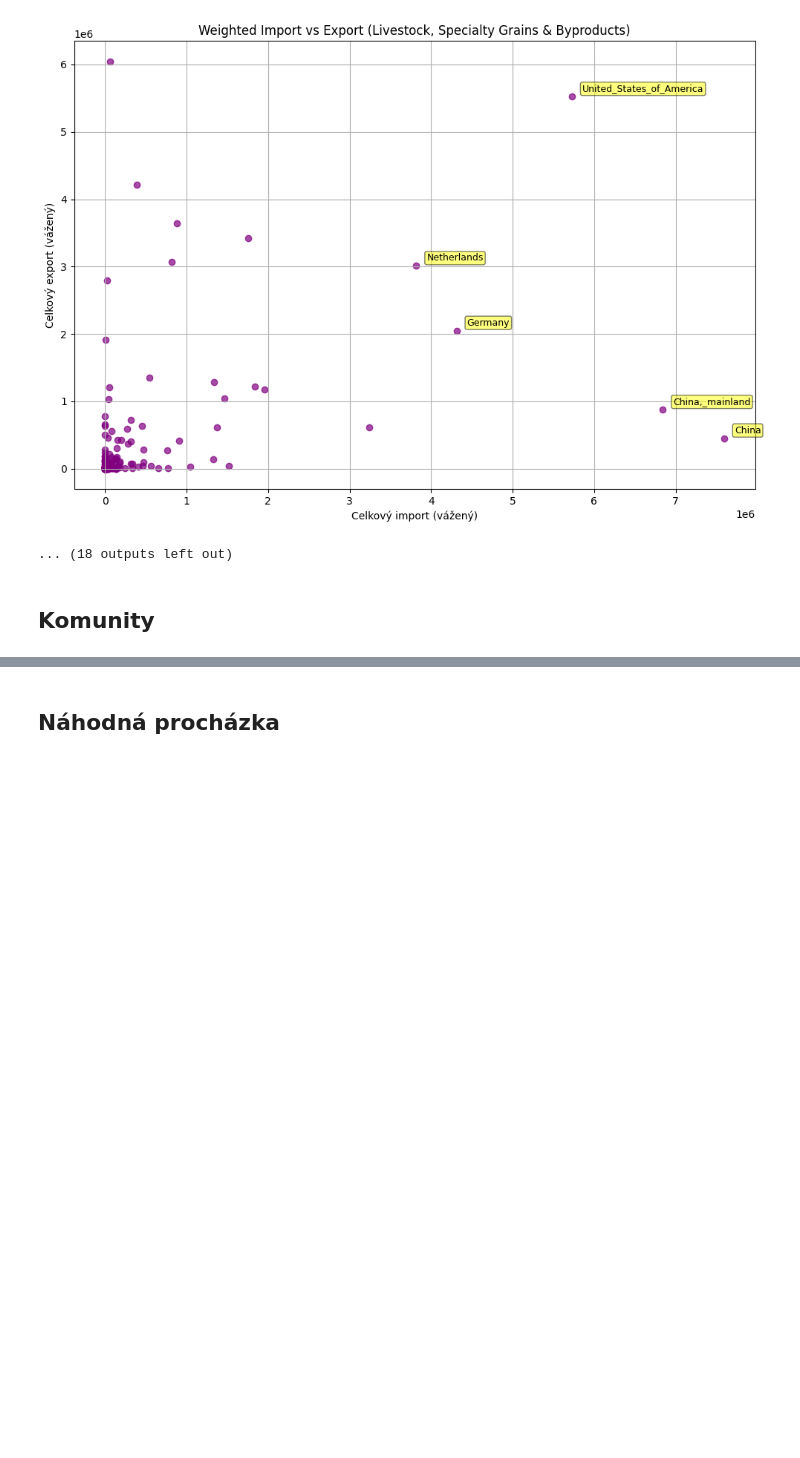
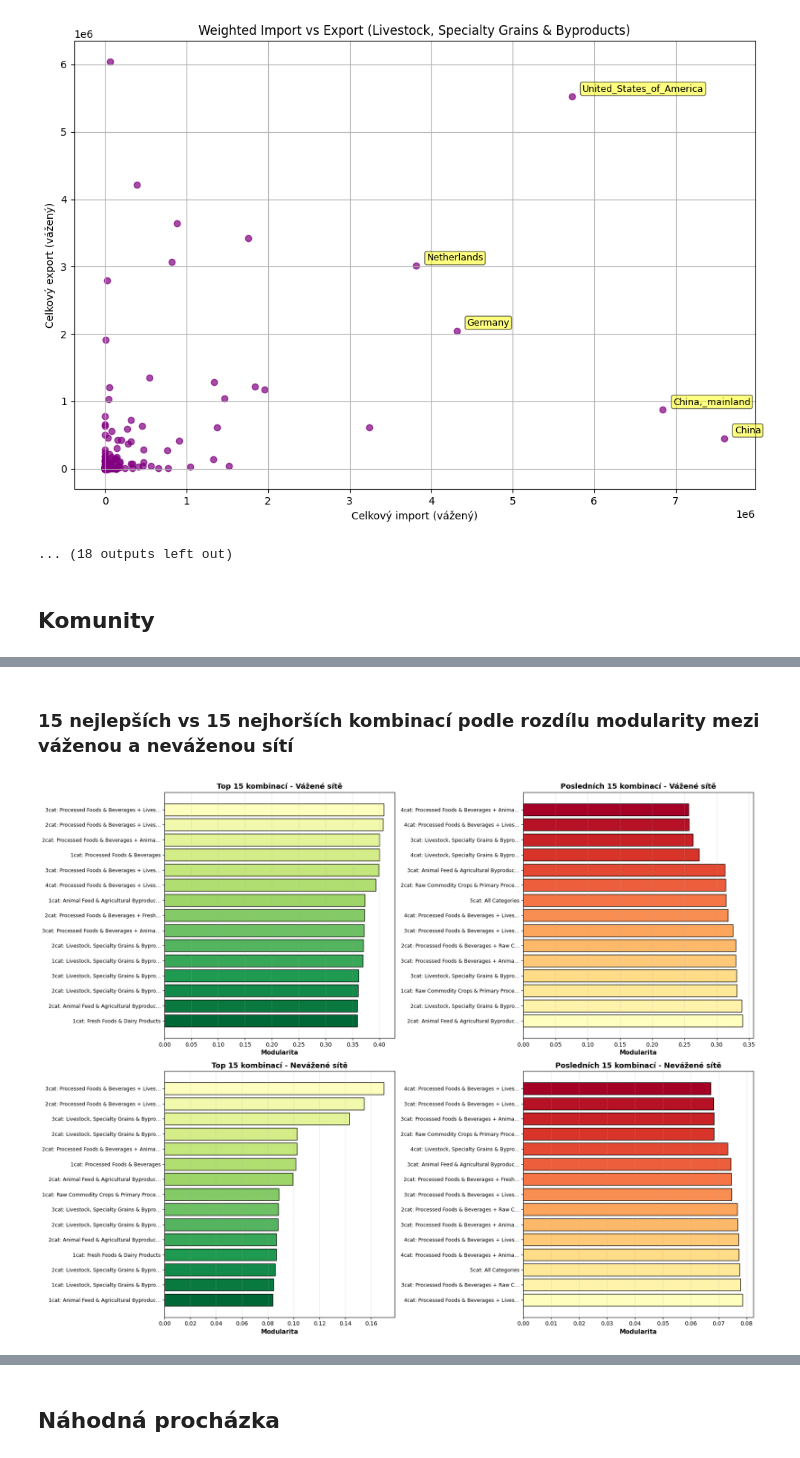
Before and after one commit to SLI0124/metody-analyzy-siti-ii, a Jupyter notebook: projects/implementation.ipynb, the cells around one changed output, grey strips where cells are left out. Drawn from its saved outputs; the diff is of its cells as text; code cells hidden in the pictures; blank space fills up the shorter version.

```diff
--- a/projects/implementation.ipynb
+++ b/projects/implementation.ipynb
@@ -1317,0 +2004,66 @@ Livestock, Specialty Grains & Byproducts (Jaccard Cluster 1):
+# %% [markdown]
+### 15 nejlepších vs 15 nejhorších kombinací podle rozdílu modularity mezi váženou a neváženou sítí
+# %%
+fig, ((ax1, ax2), (ax3, ax4)) = plt.subplots(2, 2, figsize=(18, 14))
+
+# Top 15 Weighted
+top_15_w = df_weighted_combos.nlargest(15, 'modularity')
+labels_w = [f"{row['combo_size']}cat: {row['category_names'][:35]}..." if len(row['category_names']) > 35
+            else f"{row['combo_size']}cat: {row['category_names']}"
+            for _, row in top_15_w.iterrows()]
+colors_w = plt.cm.RdYlGn(np.linspace(0.5, 1, len(top_15_w))) # type: ignore
+ax1.barh(range(len(top_15_w)), top_15_w['modularity'].values, color=colors_w, edgecolor='black')
+ax1.set_yticks(range(len(top_15_w)))
+ax1.set_yticklabels(labels_w[::-1], fontsize=9)
+ax1.set_xlabel('Modularita', fontsize=11, weight='bold')
+ax1.set_title('Top 15 kombinací - Vážené sítě', fontsize=13, weight='bold')
+ax1.grid(axis='x', alpha=0.3)
+ax1.invert_yaxis()
+
+# Bottom 15 Weighted
+bottom_15_w = df_weighted_combos.nsmallest(15, 'modularity')
+labels_w_bottom = [f"{row['combo_size']}cat: {row['category_names'][:35]}..." if len(row['category_names']) > 35
+                   else f"{row['combo_size']}cat: {row['category_names']}"
+                   for _, row in bottom_15_w.iterrows()]
+colors_w_bottom = plt.cm.RdYlGn(np.linspace(0, 0.5, len(bottom_15_w))) # type: ignore
+ax2.barh(range(len(bottom_15_w)), bottom_15_w['modularity'].values, color=colors_w_bottom, edgecolor='black')
+ax2.set_yticks(range(len(bottom_15_w)))
+ax2.set_yticklabels(labels_w_bottom[::-1], fontsize=9)
+ax2.set_xlabel('Modularita', fontsize=11, weight='bold')
+ax2.set_title('Posledních 15 kombinací - Vážené sítě', fontsize=13, weight='bold')
+ax2.grid(axis='x', alpha=0.3)
+ax2.invert_yaxis()
+
+# Top 15 Unweighted
+top_15_uw = df_unweighted_combos.nlargest(15, 'modularity')
+labels_uw = [f"{row['combo_size']}cat: {row['category_names'][:35]}..." if len(row['category_names']) > 35
+             else f"{row['combo_size']}cat: {row['category_names']}"
+             for _, row in top_15_uw.iterrows()]
+colors_uw = plt.cm.RdYlGn(np.linspace(0.5, 1, len(top_15_uw))) # type: ignore
+ax3.barh(range(len(top_15_uw)), top_15_uw['modularity'].values, color=colors_uw, edgecolor='black')
+ax3.set_yticks(range(len(top_15_uw)))
+ax3.set_yticklabels(labels_uw[::-1], fontsize=9)
+ax3.set_xlabel('Modularita', fontsize=11, weight='bold')
+ax3.set_title('Top 15 kombinací - Nevážené sítě', fontsize=13, weight='bold')
+ax3.grid(axis='x', alpha=0.3)
+ax3.invert_yaxis()
+
+# Bottom 15 Unweighted
+bottom_15_uw = df_unweighted_combos.nsmallest(15, 'modularity')
+labels_uw_bottom = [f"{row['combo_size']}cat: {row['category_names'][:35]}..." if len(row['category_names']) > 35
+                    else f"{row['combo_size']}cat: {row['category_names']}"
+                    for _, row in bottom_15_uw.iterrows()]
+colors_uw_bottom = plt.cm.RdYlGn(np.linspace(0, 0.5, len(bottom_15_uw))) # type: ignore
+ax4.barh(range(len(bottom_15_uw)), bottom_15_uw['modularity'].values, color=colors_uw_bottom, edgecolor='black')
+ax4.set_yticks(range(len(bottom_15_uw)))
+ax4.set_yticklabels(labels_uw_bottom[::-1], fontsize=9)
+ax4.set_xlabel('Modularita', fontsize=11, weight='bold')
+ax4.set_title('Posledních 15 kombinací - Nevážené sítě', fontsize=13, weight='bold')
+ax4.grid(axis='x', alpha=0.3)
+ax4.invert_yaxis()
+
+plt.tight_layout()
+plt.savefig(COMMUNITY_DIR / "best_vs_worst_combinations.png", dpi=300, bbox_inches='tight')
+plt.show()
+# %% [output]
+[figure, added]
```
Also changed, not shown: parts of 80 cells of this notebook.
